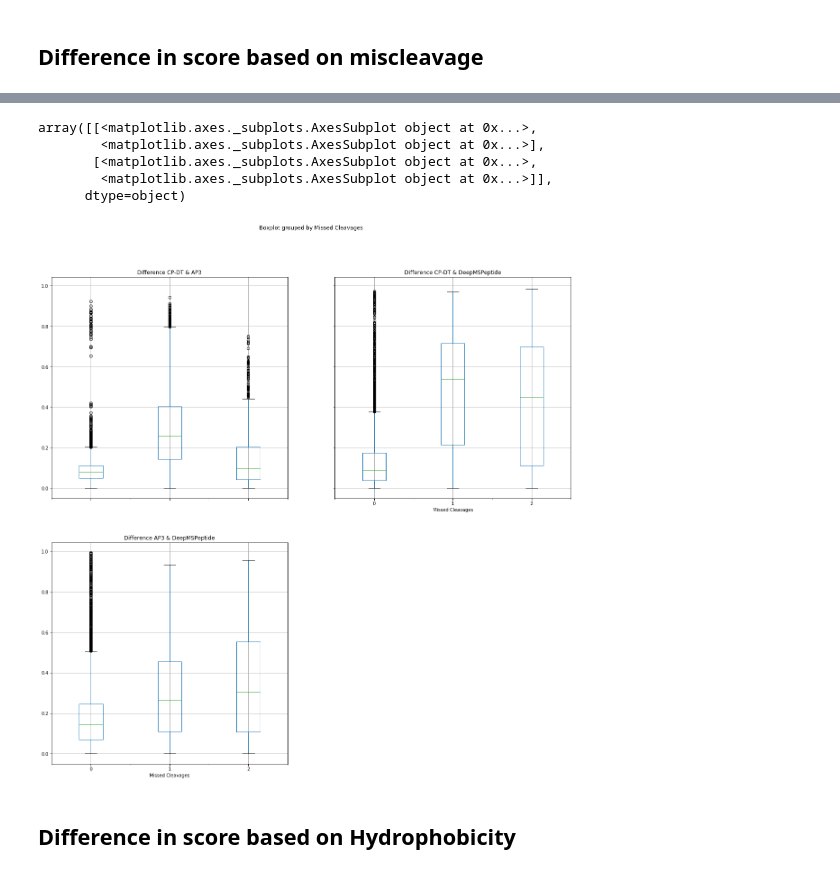
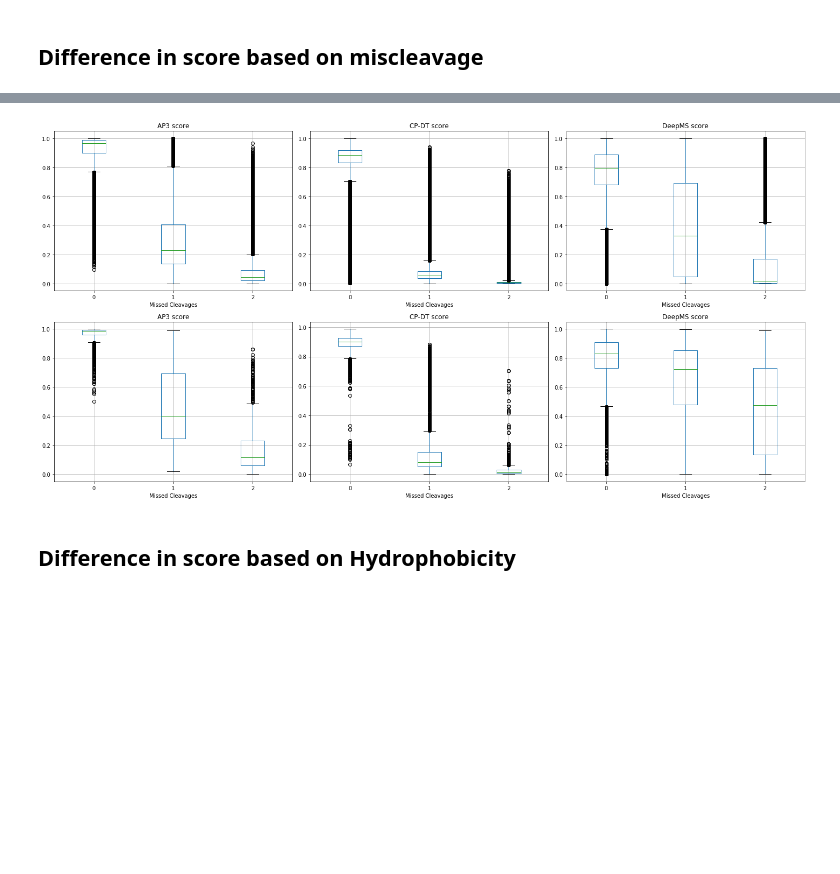
Before and after one commit to Matsdc/Proteotypicity-predictors-analysis-workflow, a Jupyter notebook: Data analysis proteotypicity predictors (SIHUMIx).ipynb, the cells around one changed output, grey strips where cells are left out. Drawn from its saved outputs; the diff is of its cells as text; code cells hidden in the pictures; blank space fills up the shorter version.

```diff
--- a/Data analysis proteotypicity predictors (SIHUMIx).ipynb
+++ b/Data analysis proteotypicity predictors (SIHUMIx).ipynb
@@ -464,12 +399,11 @@ array([[<matplotlib.axes._subplots.AxesSubplot object at 0x...>,
-# %%
-df_idenpep.boxplot(column = ['Difference CP-DT & AP3', 'Difference CP-DT & DeepMSPeptide', 'Difference AP3 & DeepMSPeptide'], by = 'Missed Cleavages', figsize = (20,20))
-# %% [output]
-array([[<matplotlib.axes._subplots.AxesSubplot object at 0x...>,
-        <matplotlib.axes._subplots.AxesSubplot object at 0x...>],
-       [<matplotlib.axes._subplots.AxesSubplot object at 0x...>,
-        <matplotlib.axes._subplots.AxesSubplot object at 0x...>]],
-      dtype=object)
-[figure, removed]
+# %%
+dfig, axs = plt.subplots(nrows = 2,ncols = 3, figsize = (20,10))
+df_database_AA_8_30.boxplot(column = ['AP3 score', 'CP-DT score', 'DeepMS score'], by = 'Missed Cleavages', ax = axs[0])
+df_idenpep.boxplot(column = ['AP3 score', 'CP-DT score', 'DeepMS score'], by = 'Missed Cleavages', ax = axs[1])
+plt.suptitle("")
+plt.tight_layout()
+# %% [output]
+[figure, added]
 # %% [markdown]
 ## Difference in score based on Hydrophobicity
 # %%
```
Also changed, not shown: parts of 21 cells of this notebook.
